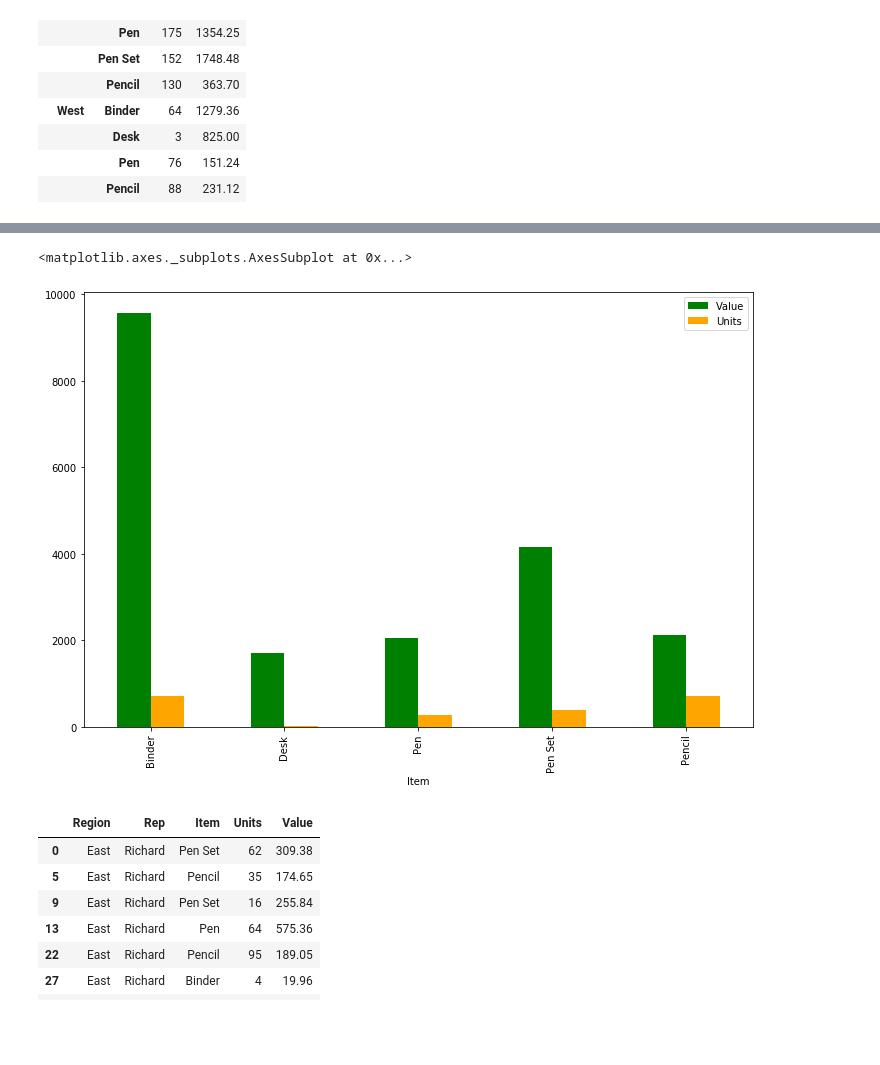
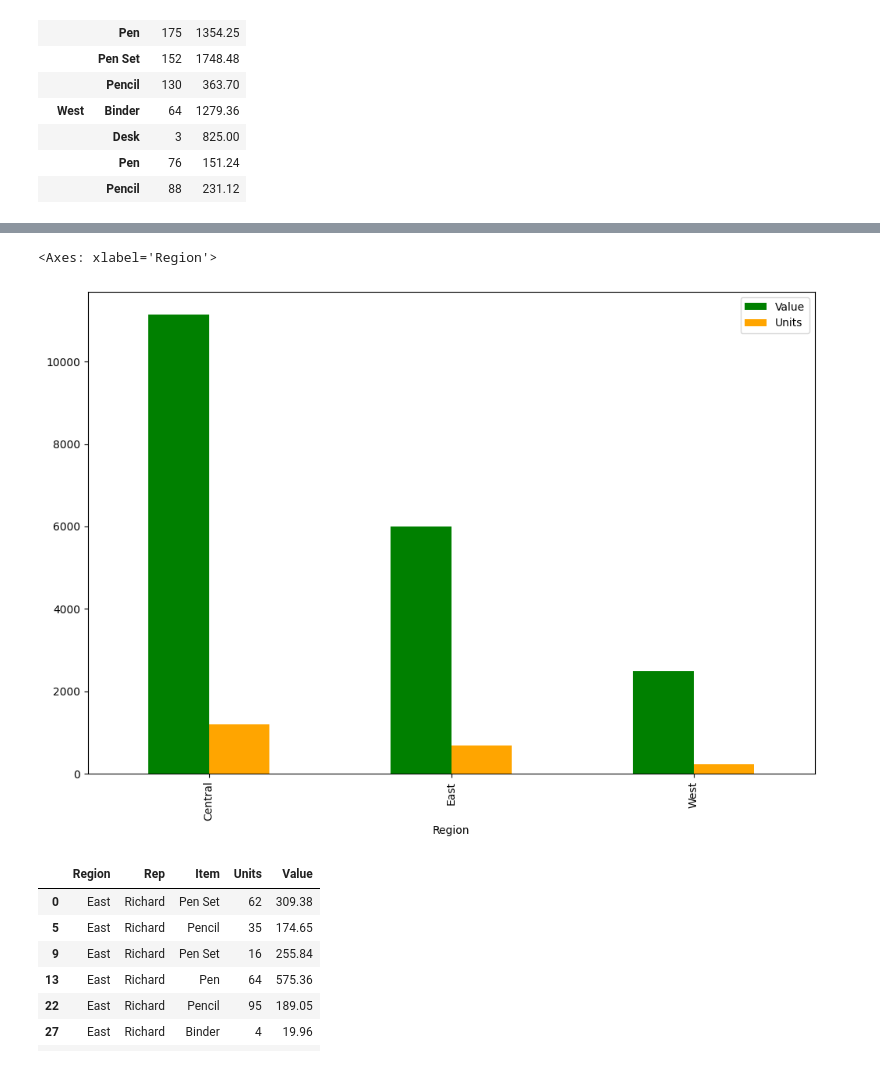
Before and after one commit to Praxis-QR/PythonForManagers, a Jupyter notebook: Python_for_Business_Managers.ipynb, the cells around one changed output, grey strips where cells are left out. Cells and saved outputs as stored; diff of their text form; code cells hidden in the pictures; blank space fills up the shorter version.

```diff
--- a/Python_for_Business_Managers.ipynb
+++ b/Python_for_Business_Managers.ipynb
@@ -871,8 +808,8 @@ dfOS.head()
 | 3 | 29-Jul-2014 | East | Susan | Binder | 81 | 19.99 | 1619.19 |
 | 4 | 7-Aug-2014 | Central | Matthew | Pen Set | 42 | 23.95 | 1005.90 |
 # %%
-Cols = ['Region','Rep','Item','Units','Value']
-dfOS2 =dfOS[Cols]
+DisCols = ['Region','Rep','Item','Units','Value']
+dfOS2 =dfOS[DisCols]
 dfOS2.head()
 # %% [output]
 |  | Region | Rep | Item | Units | Value |
@@ -942,13 +889,13 @@ pd.pivot_table(dfOS2,index=["Region","Item"],aggfunc=np.sum)
 # %%
-dfItem.plot(
+dfRegion.plot(
     y=['Value', 'Units'],
     kind='bar',
     legend=True,
     color=['green','orange'],
     figsize=(12,8))
 # %% [output]
-<matplotlib.axes._subplots.AxesSubplot at 0x...>
+<Axes: xlabel='Region'>
-[figure, old version]
+[figure, new version]
 # %%
 dfOS2[dfOS2['Rep']=='Richard']
 # %% [output]
```
Also changed, not shown: parts of 25 cells of this notebook.
